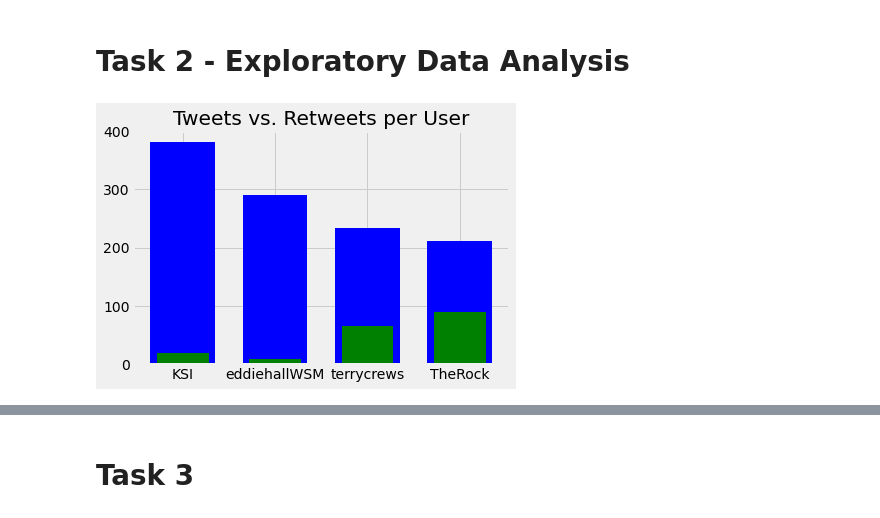
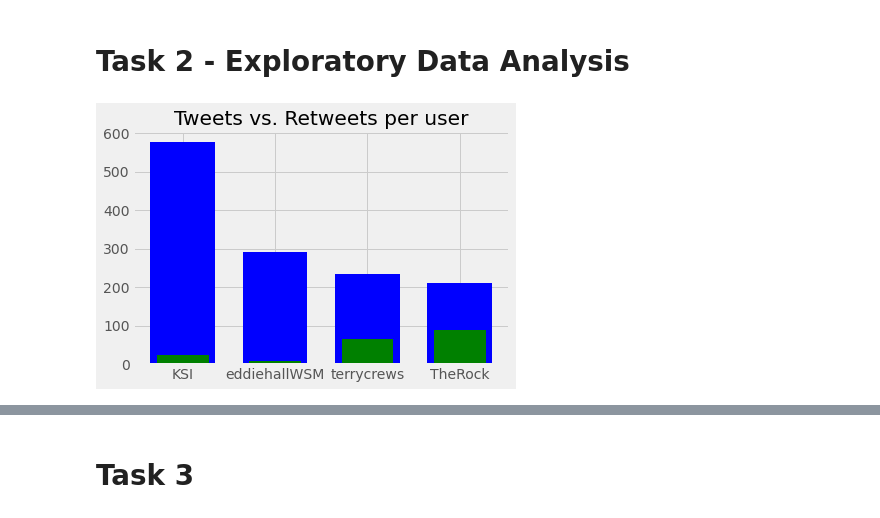
Before and after one commit to a-curious-coder/twitter-api-data-science, a Jupyter notebook: twitter_data_analysis.ipynb, the cells around one changed output, grey strips where cells are left out. Drawn from its saved outputs; the diff is of its cells as text; code cells hidden in the pictures.

```diff
--- a/twitter_data_analysis.ipynb
+++ b/twitter_data_analysis.ipynb
@@ -373,37 +429,37 @@ Provide the explanation of the process, the justification behind it, lessons lea
 original_tweet_count = []
 df_copy = df.copy()
 # Calculate total number of tweets per user
 for user in names:
-    tempdf = df_copy[df_copy['User'] == user]
+    tempdf = df_copy[df_copy['user'] == user]
     original_tweet_count.append(len(tempdf.index))
 
 # Remove retweets from dataframe for every user
 df_copy = df_copy[~df_copy.tweets.str.contains("RT")]
 
 new_tweet_count = []
 # Calculate new number of tweets per user
 for user in names:
-    tempdf = df_copy[df_copy['User'] == user]
+    tempdf = df_copy[df_copy['user'] == user]
     new_tweet_count.append(len(tempdf.index))
 
 # Calculate number of retweets
 retweets = []
 zip_object = zip(original_tweet_count, new_tweet_count)
 for list1_i, list2_i in zip_object:
     retweets.append(list1_i-list2_i)
 
 # Plot the data to a bar chart
 width = 0.7
 indices = np.arange(len(new_tweet_count))
 
 plt.bar(indices, new_tweet_count, width=width, color='b', label='Original Tweets')
 plt.bar([i+0.25*width-width/4 for i in indices], retweets, width=0.8*width, color='g', label='Retweets')
 
-plt.title("Tweets vs. Retweets per User")
+plt.title("Tweets vs. Retweets per user")
 plt.xticks(indices+width/2-width/2, names)
 plt.show()
 # %% [output]
-[figure, old version]
+[figure, new version]
 # %%
 ### Followers per user
 names = ["KSI", "eddiehallWSM", "terrycrews", "TheRock"]
```
Also changed, not shown: parts of 12 cells of this notebook, 4 other files.
